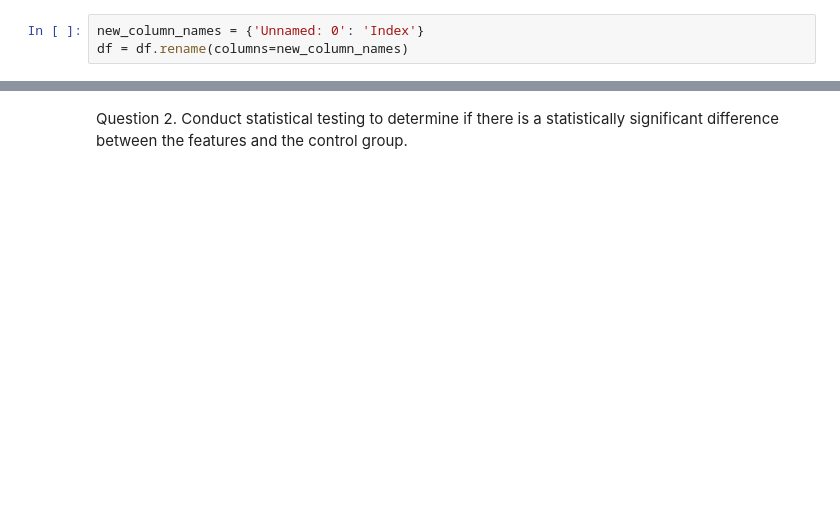
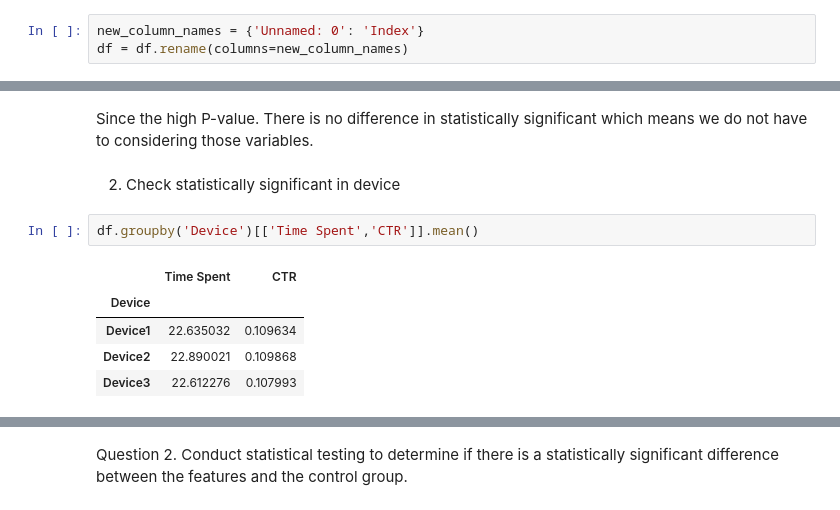
Before and after one commit to JacdowYc/Schulich_data_science1, a Jupyter notebook: Assignment 2.ipynb, the cells around one changed output, grey strips where cells are left out. Cells and saved outputs as stored; diff of their text form; blank space fills up the shorter version.

```diff
--- a/Assignment 2.ipynb
+++ b/Assignment 2.ipynb
@@ -62,0 +78,12 @@ plt.show()
+# %% [markdown]
+Since the high P-value. There is no difference in statistically significant which means we do not have to considering those variables.
+# %% [markdown]
+2. Check statistically significant in device
+# %%
+df.groupby('Device')[['Time Spent','CTR']].mean()
+# %% [output]
+|  | Time Spent | CTR |
+| Device |  |  |
+| Device1 | 22.635032 | 0.109634 |
+| Device2 | 22.890021 | 0.109868 |
+| Device3 | 22.612276 | 0.107993 |
```
Also changed, not shown: parts of 31 cells of this notebook.
